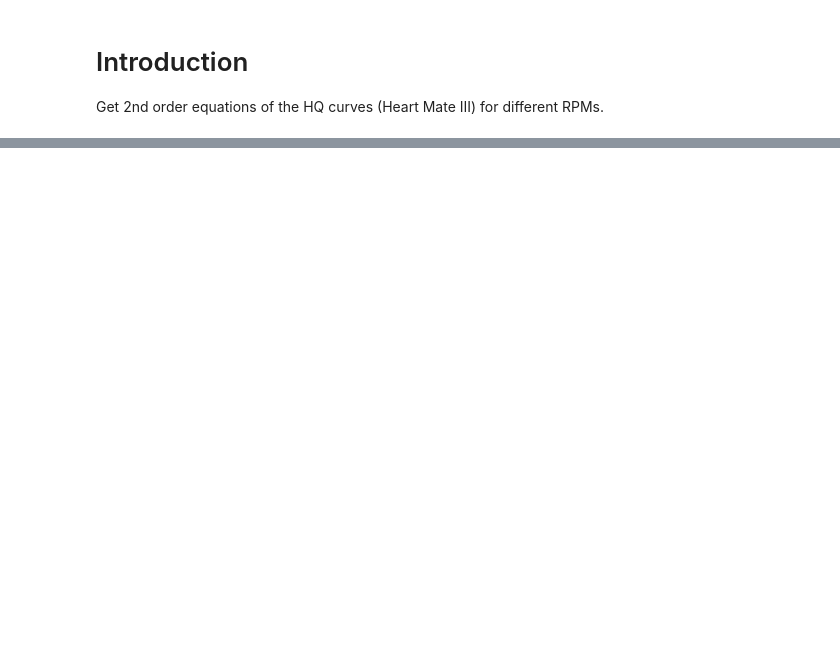
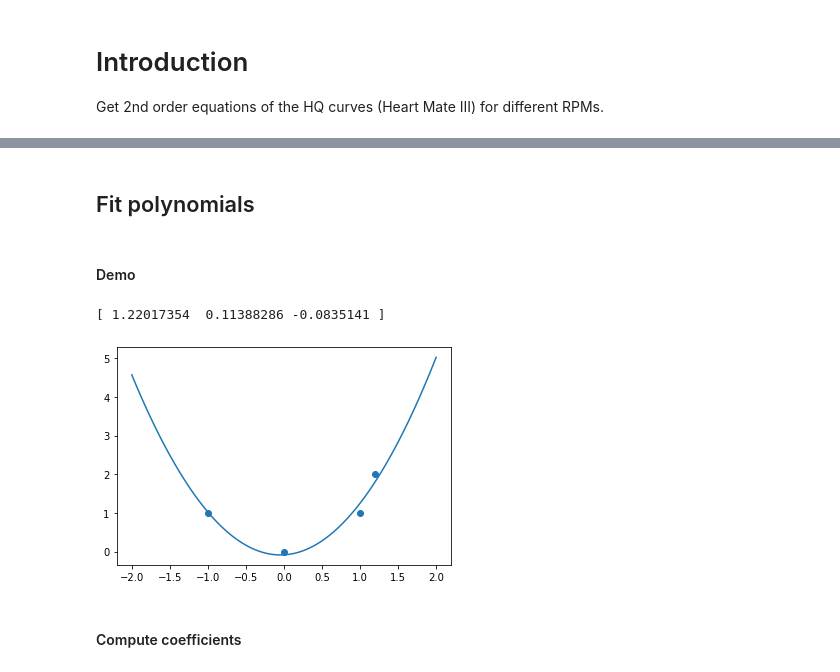
Before and after one commit to matthiaszeller/VAD-0D-DNN, a Jupyter notebook: notebooks/N1-HQ-curve-HMIII.ipynb, the cells around one changed output, grey strips where cells are left out. Cells and saved outputs as stored; diff of their text form; code cells hidden in the pictures; blank space fills up the shorter version.

Commit message:
HQ curve

```diff
--- a/notebooks/N1-HQ-curve-HMIII.ipynb
+++ b/notebooks/N1-HQ-curve-HMIII.ipynb
@@ -31,0 +55,19 @@ Get 2nd order equations of the HQ curves (Heart Mate III) for different RPMs.
+# %% [markdown]
+## Fit polynomials
+# %% [markdown]
+#### Demo
+# %%
+# Demo numpy.polyfit: f(x)=x^2
+x = [-1,0,1, 1.2]
+y = [1,0,1, 2]
+coefs = np.polyfit(x, y, 2)
+coefs # order: x^n, x^n-1, ..., x^1, x^0
+print(coefs)
+plt.scatter(x, y)
+x = np.linspace(-2, 2, 100)
+plt.plot(x, np.polyval(coefs, x));
+# %% [output]
+[ 1.22017354  0.11388286 -0.0835141 ]
+[figure, added]
+# %% [markdown]
+#### Compute coefficients
```
Also changed, not shown: parts of 19 cells of this notebook.
